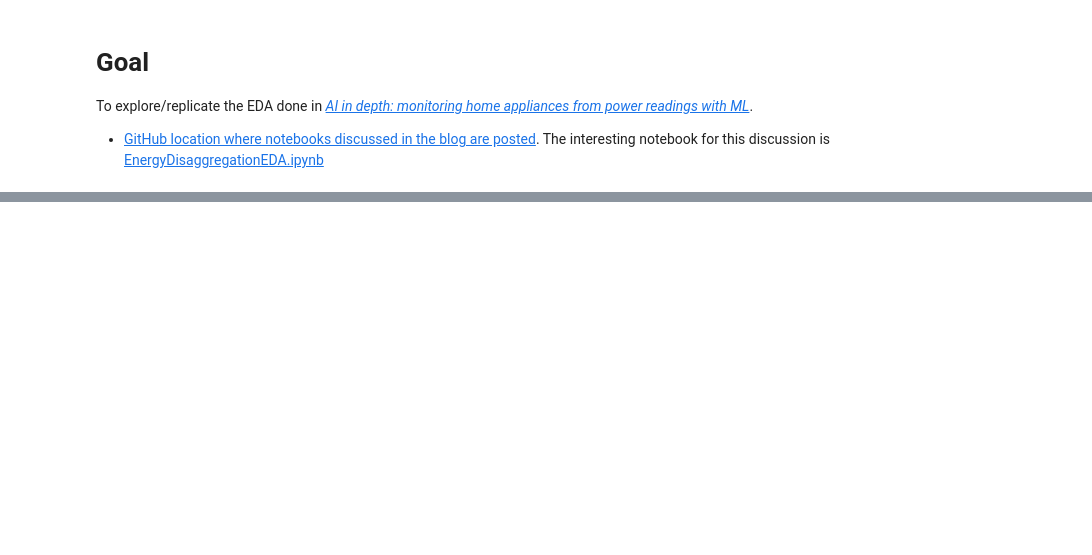
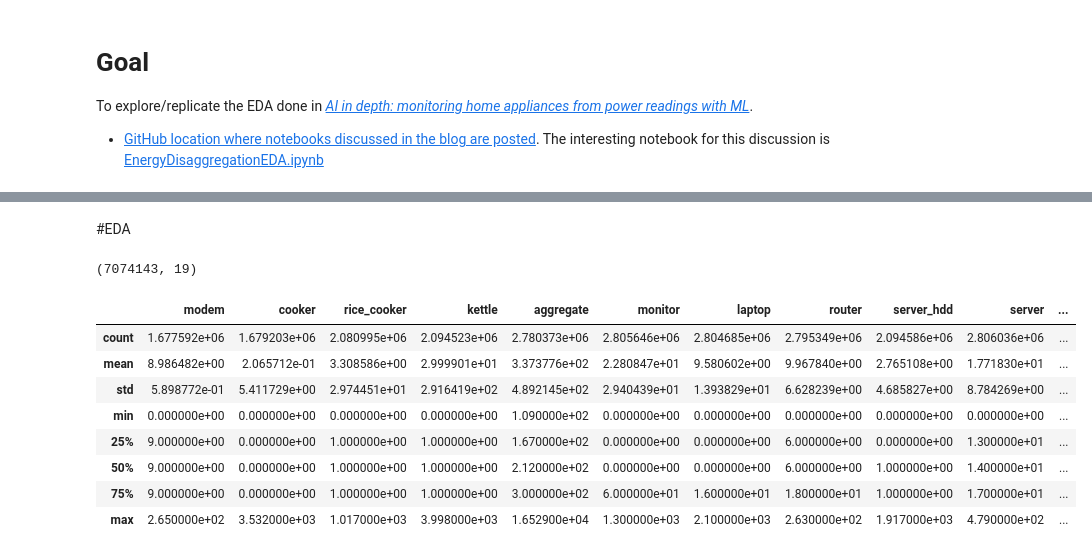
Before and after one commit to BitKnitting/FitHome_Analysis, a Jupyter notebook: notebooks/UK_DALE_noodling/EDA_UKDale_GoogleBlog.ipynb, the cells around one changed output, grey strips where cells are left out. Saved outputs shown, nothing was run; the diff lists cells and outputs as text; code cells hidden in the pictures; blank space fills up the shorter version.

```diff
--- a/notebooks/UK_DALE_noodling/EDA_UKDale_GoogleBlog.ipynb
+++ b/notebooks/UK_DALE_noodling/EDA_UKDale_GoogleBlog.ipynb
@@ -71,0 +24,7 @@ microwave_df['2015-02-05 08:00':'2015-02-05 08:15'].plot(figsize=(16,8),grid=Tru
+# %%
+%%time
+
+with open('/content/drive/My Drive/Colab Notebooks/e2e_demo_processed_h2_appliance.csv') as f:
+    energy_data = pd.read_csv(f,
+                            index_col=0,
+                            parse_dates=True)
@@ -71,0 +45,16 @@ microwave_df['2015-02-05 08:00':'2015-02-05 08:15'].plot(figsize=(16,8),grid=Tru
+# %% [markdown]
+#EDA
+# %%
+print(energy_data.shape)
+energy_data.describe()
+# %% [output]
+(7074143, 19)
+|  | modem | cooker | rice_cooker | kettle | aggregate | monitor | laptop | router | server_hdd | server | ... |
+| count | 1.677592e+06 | 1.679203e+06 | 2.080995e+06 | 2.094523e+06 | 2.780373e+06 | 2.805646e+06 | 2.804685e+06 | 2.795349e+06 | 2.094586e+06 | 2.806036e+06 | ... |
+| mean | 8.986482e+00 | 2.065712e-01 | 3.308586e+00 | 2.999901e+01 | 3.373776e+02 | 2.280847e+01 | 9.580602e+00 | 9.967840e+00 | 2.765108e+00 | 1.771830e+01 | ... |
+| std | 5.898772e-01 | 5.411729e+00 | 2.974451e+01 | 2.916419e+02 | 4.892145e+02 | 2.940439e+01 | 1.393829e+01 | 6.628239e+00 | 4.685827e+00 | 8.784269e+00 | ... |
+| min | 0.000000e+00 | 0.000000e+00 | 0.000000e+00 | 0.000000e+00 | 1.090000e+02 | 0.000000e+00 | 0.000000e+00 | 0.000000e+00 | 0.000000e+00 | 0.000000e+00 | ... |
+| 25% | 9.000000e+00 | 0.000000e+00 | 1.000000e+00 | 1.000000e+00 | 1.670000e+02 | 0.000000e+00 | 0.000000e+00 | 6.000000e+00 | 0.000000e+00 | 1.300000e+01 | ... |
+| 50% | 9.000000e+00 | 0.000000e+00 | 1.000000e+00 | 1.000000e+00 | 2.120000e+02 | 0.000000e+00 | 0.000000e+00 | 6.000000e+00 | 1.000000e+00 | 1.400000e+01 | ... |
+| 75% | 9.000000e+00 | 0.000000e+00 | 1.000000e+00 | 1.000000e+00 | 3.000000e+02 | 6.000000e+01 | 1.600000e+01 | 1.800000e+01 | 1.000000e+00 | 1.700000e+01 | ... |
+| max | 2.650000e+02 | 3.532000e+03 | 1.017000e+03 | 3.998000e+03 | 1.652900e+04 | 1.300000e+03 | 2.100000e+03 | 2.630000e+02 | 1.917000e+03 | 4.790000e+02 | ... |
```
Also changed, not shown: parts of 37 cells of this notebook.
